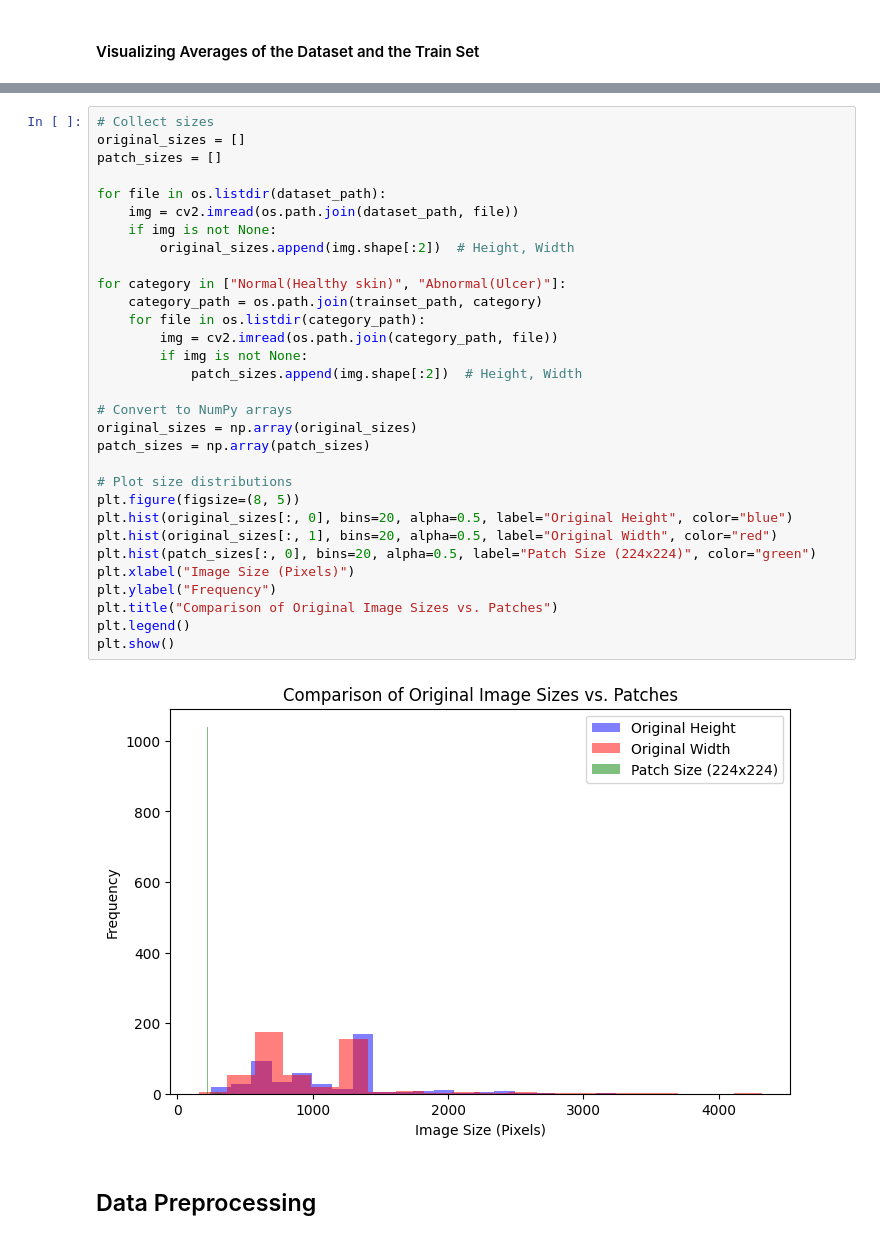
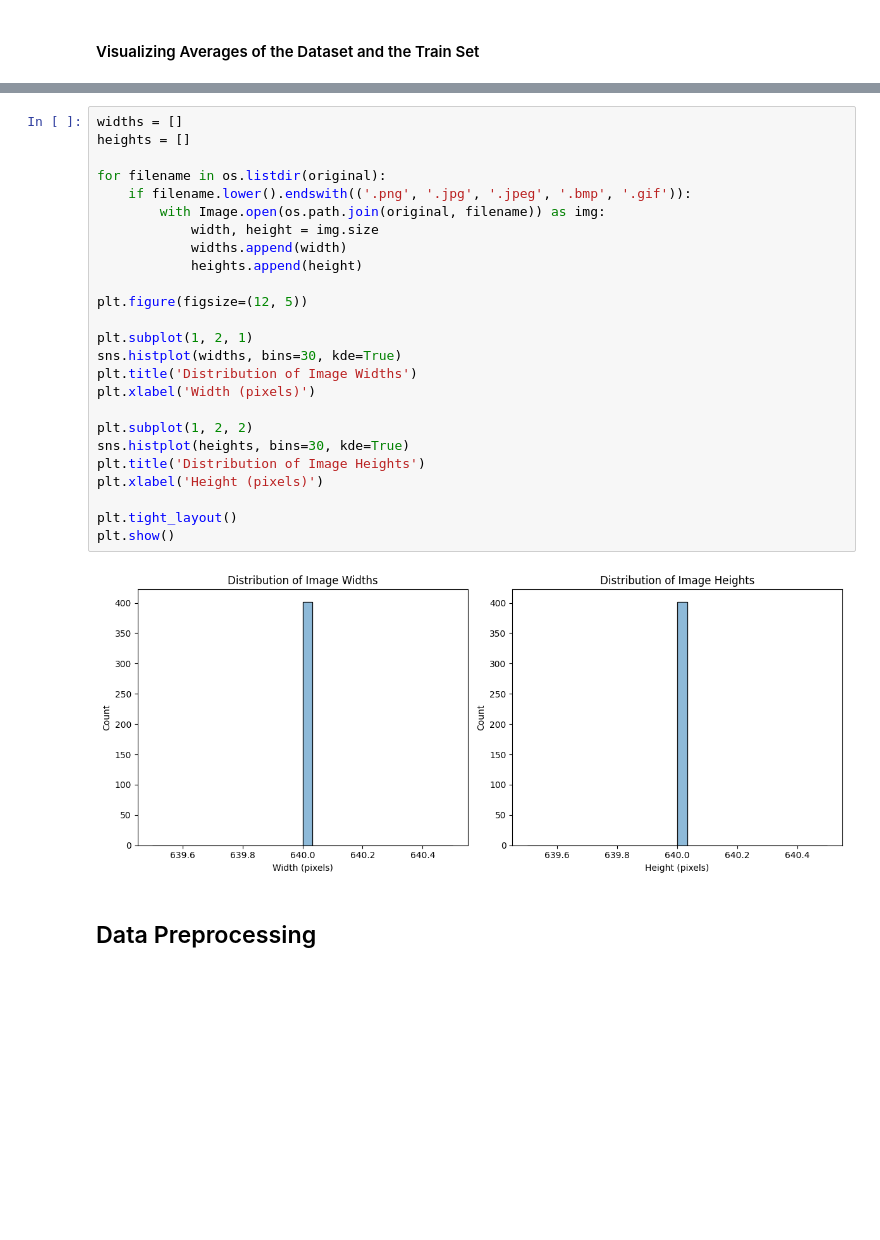
Before and after one commit to dimsparagis0210/DFU-using-Deep-Learning, a Jupyter notebook: DFU_using_Deep_Learning_Thesis_Notebook.ipynb, the cells around one changed output, grey strips where cells are left out. Saved outputs shown, nothing was run; the diff lists cells and outputs as text; blank space fills up the shorter version.

```diff
--- a/DFU_using_Deep_Learning_Thesis_Notebook.ipynb
+++ b/DFU_using_Deep_Learning_Thesis_Notebook.ipynb
@@ -107,36 +81,30 @@ plt.show()
-# %%
-# Collect sizes
-original_sizes = []
-patch_sizes = []
-
-for file in os.listdir(dataset_path):
-    img = cv2.imread(os.path.join(dataset_path, file))
-    if img is not None:
-        original_sizes.append(img.shape[:2])  # Height, Width
-
-for category in ["Normal(Healthy skin)", "Abnormal(Ulcer)"]:
-    category_path = os.path.join(trainset_path, category)
-    for file in os.listdir(category_path):
-        img = cv2.imread(os.path.join(category_path, file))
-        if img is not None:
-            patch_sizes.append(img.shape[:2])  # Height, Width
-
-# Convert to NumPy arrays
-original_sizes = np.array(original_sizes)
-patch_sizes = np.array(patch_sizes)
-
-# Plot size distributions
-plt.figure(figsize=(8, 5))
-plt.hist(original_sizes[:, 0], bins=20, alpha=0.5, label="Original Height", color="blue")
-plt.hist(original_sizes[:, 1], bins=20, alpha=0.5, label="Original Width", color="red")
-plt.hist(patch_sizes[:, 0], bins=20, alpha=0.5, label="Patch Size (224x224)", color="green")
-plt.xlabel("Image Size (Pixels)")
-plt.ylabel("Frequency")
-plt.title("Comparison of Original Image Sizes vs. Patches")
-plt.legend()
-plt.show()
-# %% [output]
-[figure, removed]
+# %%
+widths = []
+heights = []
+
+for filename in os.listdir(original):
+    if filename.lower().endswith(('.png', '.jpg', '.jpeg', '.bmp', '.gif')):
+        with Image.open(os.path.join(original, filename)) as img:
+            width, height = img.size
+            widths.append(width)
+            heights.append(height)
+
+plt.figure(figsize=(12, 5))
+
+plt.subplot(1, 2, 1)
+sns.histplot(widths, bins=30, kde=True)
+plt.title('Distribution of Image Widths')
+plt.xlabel('Width (pixels)')
+
+plt.subplot(1, 2, 2)
+sns.histplot(heights, bins=30, kde=True)
+plt.title('Distribution of Image Heights')
+plt.xlabel('Height (pixels)')
+
+plt.tight_layout()
+plt.show()
+# %% [output]
+[figure, added]
 # %% [markdown]
 ## Data Preprocessing
 # %% [markdown]
```
Also changed, not shown: parts of 23 cells of this notebook.
